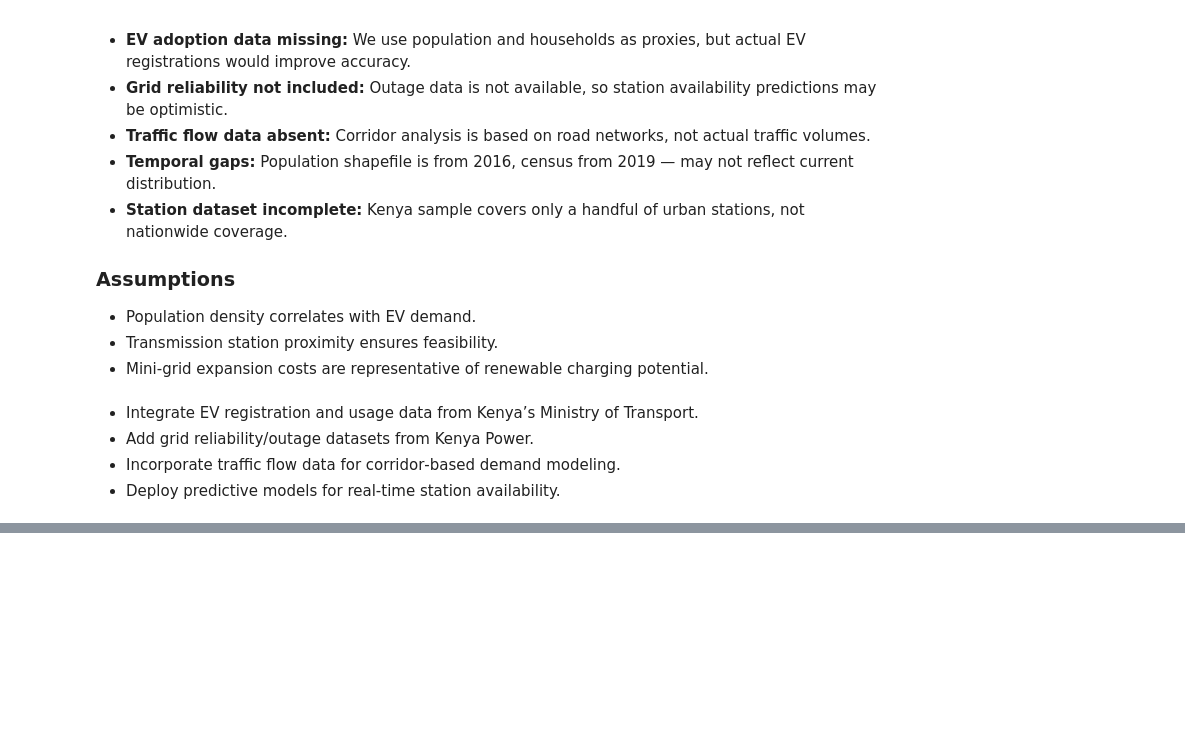
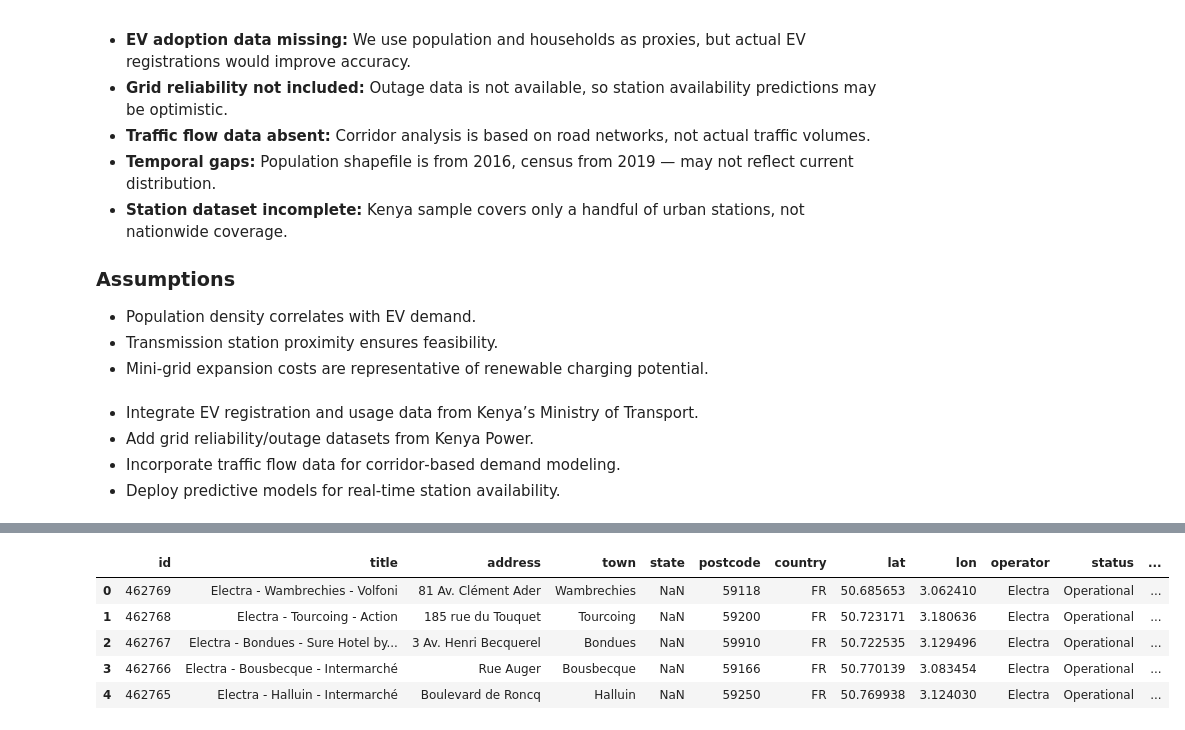
Before and after one commit to maryannngongi/EV_Charging_Stations_Optimization, a Jupyter notebook: Notebooks/kuria.ipynb, the cells around one changed output, grey strips where cells are left out. Saved outputs shown, nothing was run; the diff lists cells and outputs as text; code cells hidden in the pictures; blank space fills up the shorter version.

```diff
--- a/Notebooks/kuria.ipynb
+++ b/Notebooks/kuria.ipynb
@@ -325,0 +480,10 @@ df_admin = pd.read_excel('../Data/ken_adminboundaries_tabulardata.xlsx')
+# %%
+df_4=pd.read_csv('../Data/ev_stations_2025.csv')
+df_4.head()
+# %% [output]
+|  | id | title | address | town | state | postcode | country | lat | lon | operator | status | ... |
+| 0 | 462769 | Electra - Wambrechies - Volfoni | 81 Av. Clément Ader | Wambrechies | NaN | 59118 | FR | 50.685653 | 3.062410 | Electra | Operational | ... |
+| 1 | 462768 | Electra - Tourcoing - Action | 185 rue du Touquet | Tourcoing | NaN | 59200 | FR | 50.723171 | 3.180636 | Electra | Operational | ... |
+| 2 | 462767 | Electra - Bondues - Sure Hotel by... | 3 Av. Henri Becquerel | Bondues | NaN | 59910 | FR | 50.722535 | 3.129496 | Electra | Operational | ... |
+| 3 | 462766 | Electra - Bousbecque - Intermarché | Rue Auger | Bousbecque | NaN | 59166 | FR | 50.770139 | 3.083454 | Electra | Operational | ... |
+| 4 | 462765 | Electra - Halluin - Intermarché | Boulevard de Roncq | Halluin | NaN | 59250 | FR | 50.769938 | 3.124030 | Electra | Operational | ... |
```
Also changed, not shown: parts of 31 cells of this notebook.
